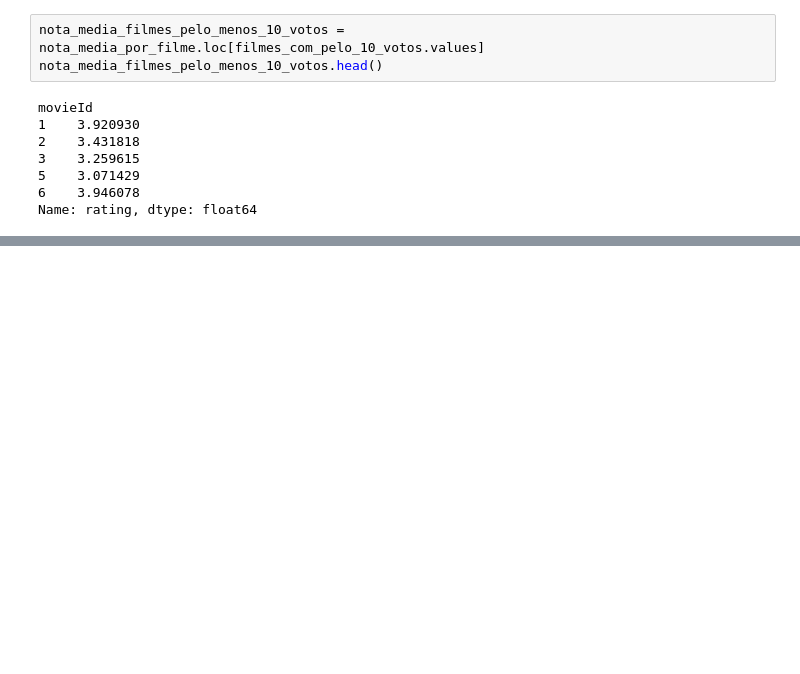
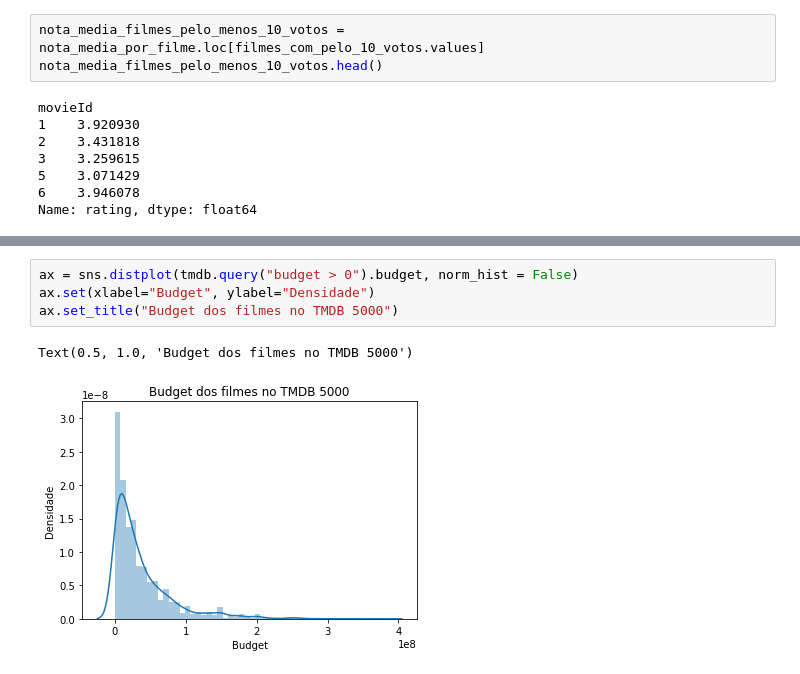
Before and after one commit to wiliands/estatistica_python, a Jupyter notebook: 04 - Testes_Estatisticos/DataScience_IntroducaoTeste.ipynb, the cells around one changed output, grey strips where cells are left out. Drawn from its saved outputs; the diff is of its cells as text; blank space fills up the shorter version.

```diff
--- a/04 - Testes_Estatisticos/DataScience_IntroducaoTeste.ipynb
+++ b/04 - Testes_Estatisticos/DataScience_IntroducaoTeste.ipynb
@@ -161,0 +177,7 @@ Text(0.5, 1.0, 'Média de votos em filmes no TMDB 5000 100k com pelo menos 10 vo
+# %%
+ax = sns.distplot(tmdb.query("budget > 0").budget, norm_hist = False)
+ax.set(xlabel="Budget", ylabel="Densidade")
+ax.set_title("Budget dos filmes no TMDB 5000")
+# %% [output]
+Text(0.5, 1.0, 'Budget dos filmes no TMDB 5000')
+[figure, added]
```
Also changed, not shown: parts of 18 cells of this notebook.
